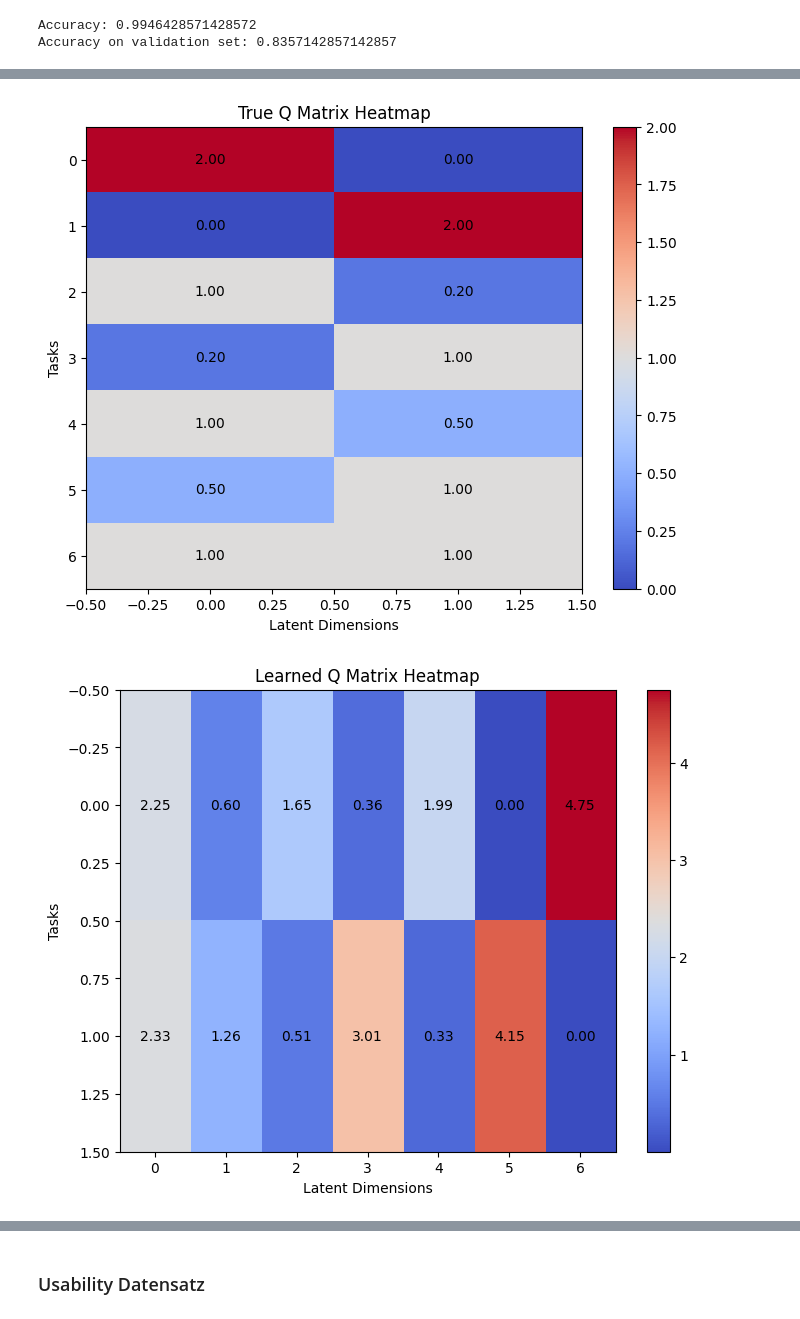
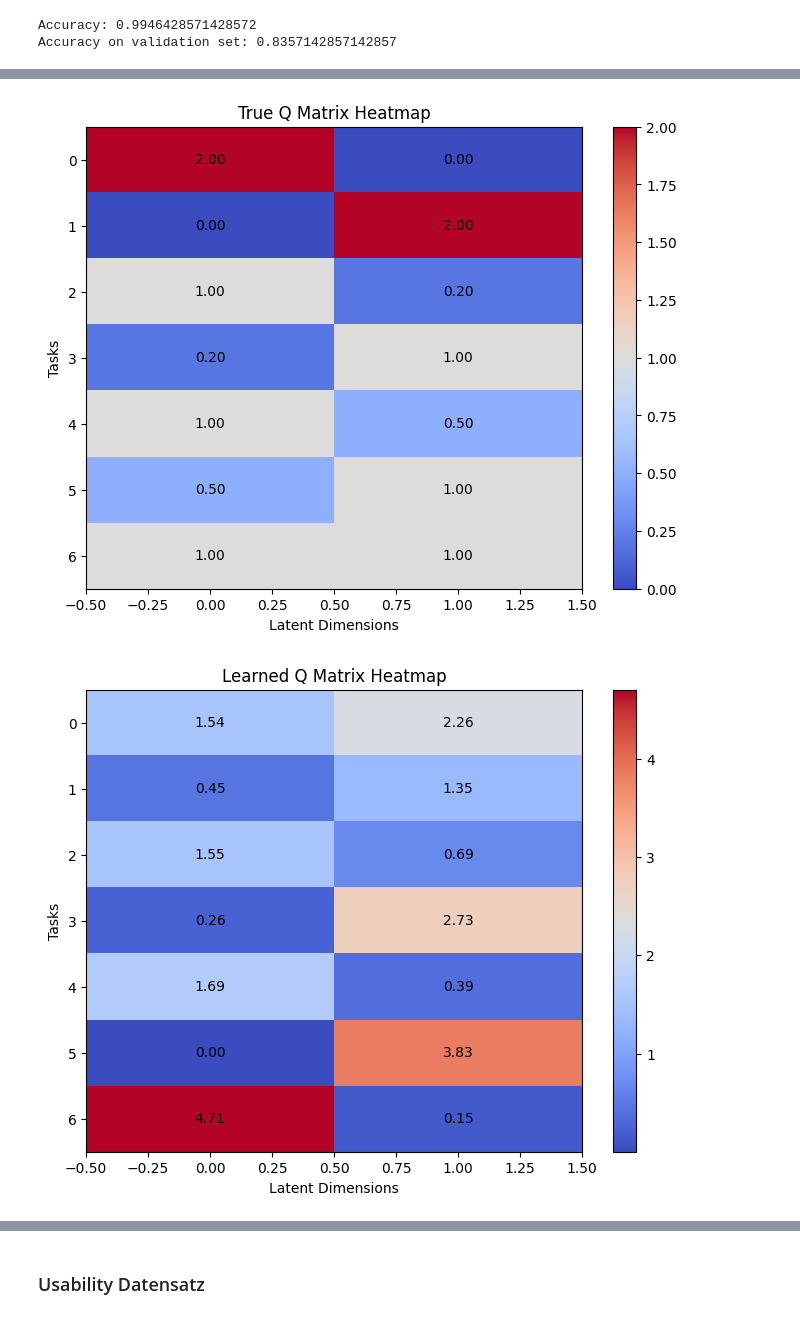
Before and after one commit to lukas48/PC-IRT-AE, a Jupyter notebook: Partial_Credit_IRT_Autoencoders.ipynb, the cells around one changed output, grey strips where cells are left out. Saved outputs shown, nothing was run; the diff lists cells and outputs as text; code cells hidden in the pictures.

```diff
--- a/Partial_Credit_IRT_Autoencoders.ipynb
+++ b/Partial_Credit_IRT_Autoencoders.ipynb
@@ -655,7 +655,7 @@ plt.show()
 
 # Heatmap erstellen
 plt.figure(figsize=(8, 6))
-plt.imshow(learned_Q, cmap='coolwarm', aspect='auto')
+plt.imshow(learned_Q_transposed, cmap='coolwarm', aspect='auto')
 
 # Colorbar hinzufügen
 plt.colorbar()
@@ -666,9 +666,9 @@ plt.xlabel('Latent Dimensions')
 plt.ylabel('Tasks')
 
 # Zahlenwerte in die Heatmap einfügen
-for i in range(learned_Q.shape[0]):
-    for j in range(learned_Q.shape[1]):
-        plt.text(j, i, f'{learned_Q[i, j]:.2f}', ha='center', va='center', color='black')
+for i in range(learned_Q_transposed.shape[0]):
+    for j in range(learned_Q_transposed.shape[1]):
+        plt.text(j, i, f'{learned_Q_transposed[i, j]:.2f}', ha='center', va='center', color='black')
 
 # Heatmap anzeigen
 plt.show()
@@ -734,34 +734,35 @@ def compute_probabilities_for_theta(model, theta_range):
 
 
 
-# Define the range of theta values to explore
-theta_values = np.linspace(-3,3, 100)  # Adjust the range as needed
+import numpy as np
+import matplotlib.pyplot as plt
+task = 0
 
+theta_values = np.linspace(-5,5, 101)
+bs = b_values[task,:]
+a  = a_values[task]
 
-# Compute the probabilities for each theta value
-probabilities_for_theta = compute_probabilities_for_theta(model_pytorch,theta_values)
-# Plotting probabilities against theta values for each task
-plt.figure(figsize=(15, 10))
+M = len(bs)+1
+N = len(theta_values)
 
-task = 0 #probabilities_for_theta.shape[1]  # Should be 7 tasks
+# compute logits
+Z = np.zeros((N, M))
+Z[:, 1:] = a * (np.expand_dims(theta_values, 1) - np.expand_dims(bs, 0))
+Z = np.cumsum(Z, axis = 1)
 
-for category in range(model_pytorch.num_categories):
-    # Plotting probabilities for each category in this task
-    plt.plot(theta_values, probabilities_for_theta[:, task, category], label=f'Task {task} - Category {category}')
+# compute probabilities
+P = np.exp(Z) / np.expand_dims(np.sum(np.exp(Z), axis = 1), 1)
 
-b_values_task = B[0,:] / A #b_values[0,:] / a_values[0]
-
-# Add vertical lines for each threshold (b value)
-for j, b_value in enumerate(b_values_task):
-    plt.axvline(b_value, color='black', linestyle='--', label=f'Threshold {j + 1} (b = {b_value:.2f})')
-
-
-plt.title('Probabilities for Each Category with Varying Theta')
-plt.xlabel('Theta Values')
-plt.ylabel('Predicted Probability')
-plt.ylim(0, 1)  # Ensure probabilities are within [0, 1]
-plt.legend()  # Legend for tasks and categories
-plt.grid(True)
+plt.plot(theta_values, P)
+plt.xlabel('theta')
+plt.ylabel('p')
+plt.title(f'response probabilities for a student for Task {task + 1} with discrimination Parameter = %g' % a)
+legend_entries = ['0 points ']
+for j in range(M-1):
+   legend_entries.append('%d points (b = %g) ' % (j+1, bs[j]))
+   plt.plot([bs[j], bs[j]], [0, 1], 'k--')
+plt.legend(legend_entries)
+plt.show()
 
 
 
@@ -800,3 +801,3 @@ print(f"Accuracy on validation set: {accuracy_val}")
 [figure]
-[figure, old version]
+[figure, new version]
 b values:
```
Also changed, not shown: parts of 2 cells of this notebook, 1 other file.
